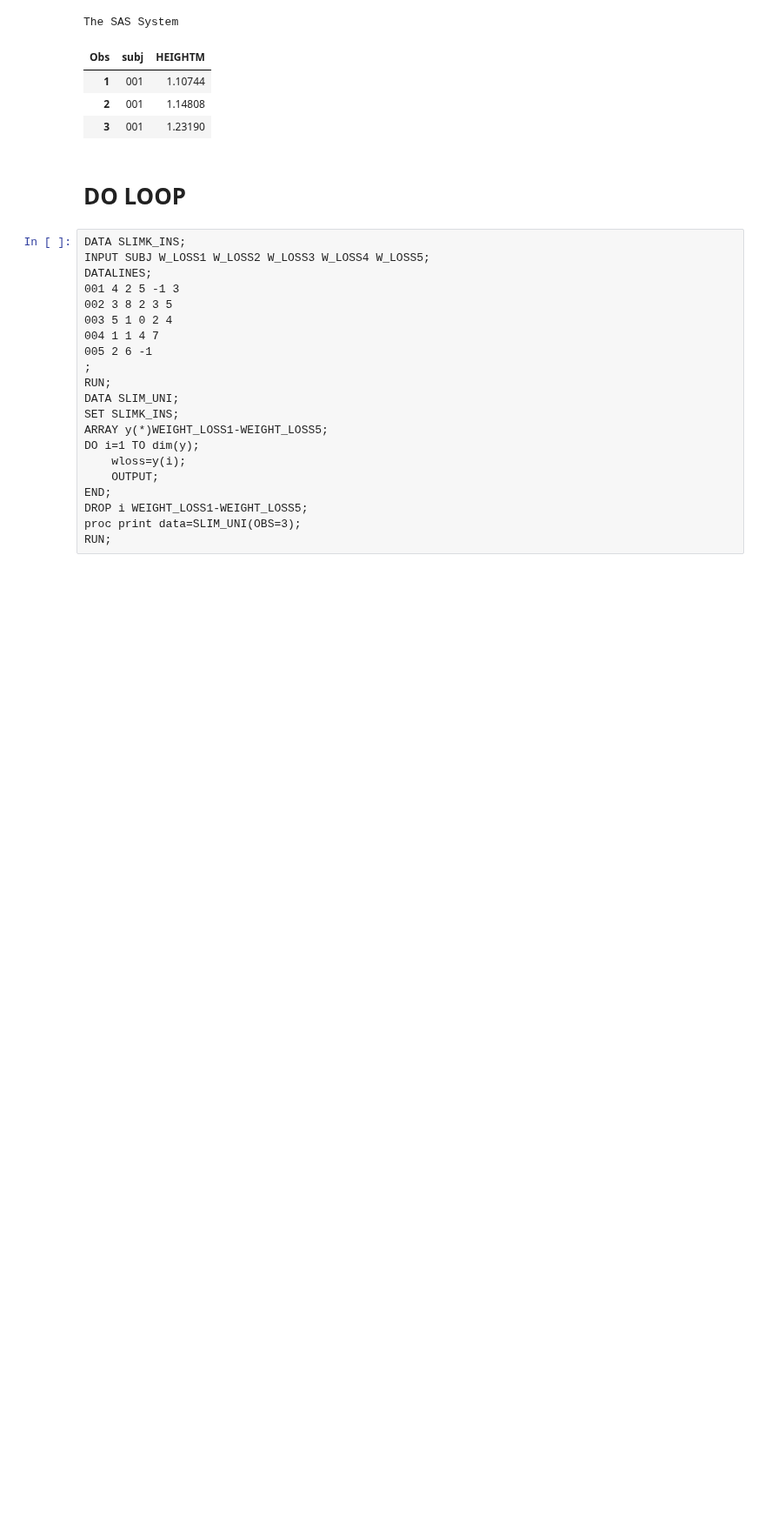
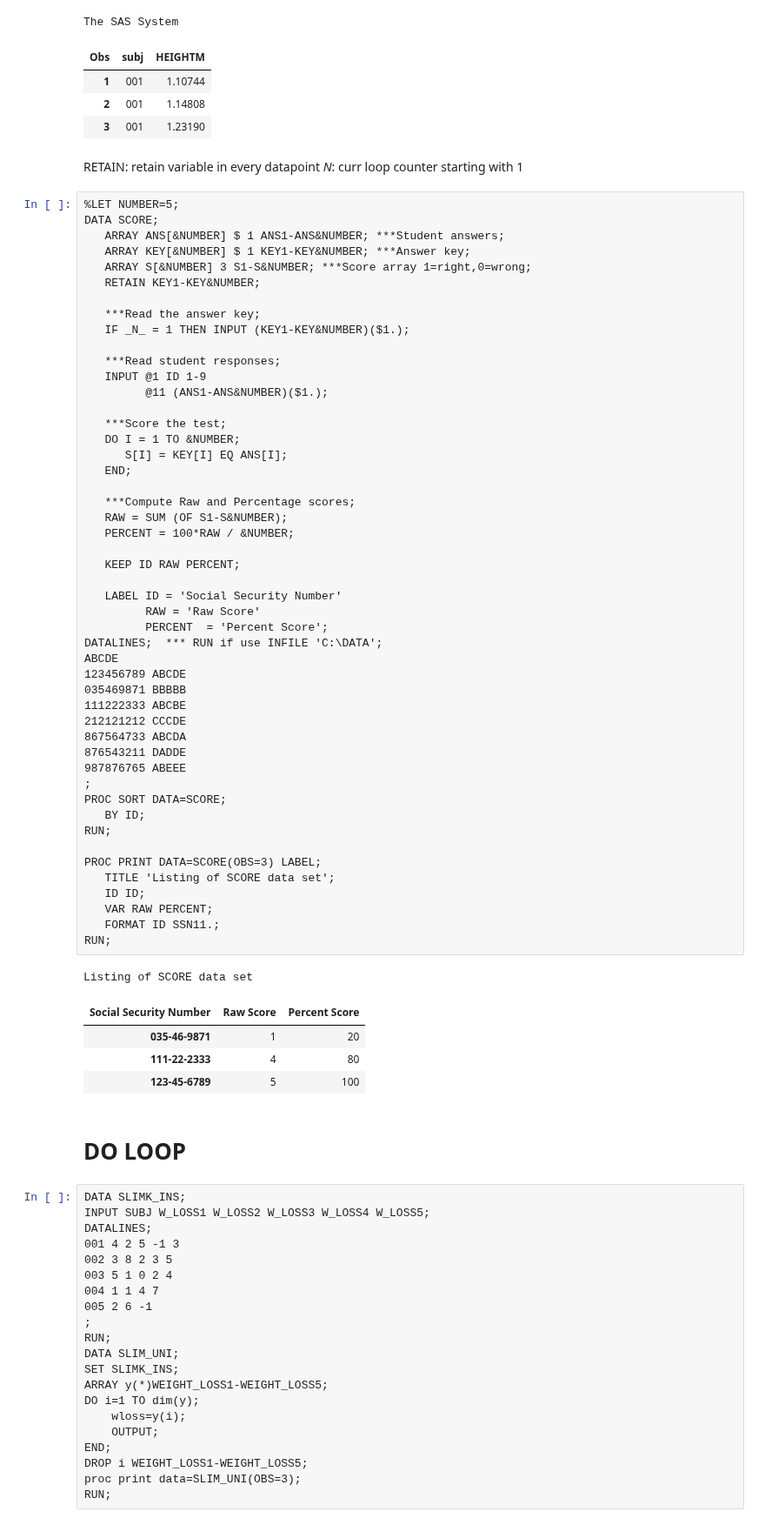
Before and after one commit to kevinwkc/my_sas, a Jupyter notebook: INTRO.ipynb, the cells around one changed output. Shown at 87% size. Drawn from its saved outputs; the diff is of its cells as text; blank space fills up the shorter version.

Commit message:
ARRAY _N_ RETAIN

```diff
--- a/INTRO.ipynb
+++ b/INTRO.ipynb
@@ -122,6 +122,64 @@ The SAS System
 | 1 | 001 | 1.10744 |
 | 2 | 001 | 1.14808 |
 | 3 | 001 | 1.23190 |
+# %% [markdown]
+RETAIN: retain variable in every datapoint
+_N_: curr loop counter starting with 1
+# %%
+%LET NUMBER=5;
+DATA SCORE;
+   ARRAY ANS[&NUMBER] $ 1 ANS1-ANS&NUMBER; ***Student answers;
+   ARRAY KEY[&NUMBER] $ 1 KEY1-KEY&NUMBER; ***Answer key;
+   ARRAY S[&NUMBER] 3 S1-S&NUMBER; ***Score array 1=right,0=wrong;
+   RETAIN KEY1-KEY&NUMBER;
+
+   ***Read the answer key;
+   IF _N_ = 1 THEN INPUT (KEY1-KEY&NUMBER)($1.);
+
+   ***Read student responses;
+   INPUT @1 ID 1-9
+         @11 (ANS1-ANS&NUMBER)($1.);
+
+   ***Score the test;
+   DO I = 1 TO &NUMBER;
+      S[I] = KEY[I] EQ ANS[I];
+   END;
+
+   ***Compute Raw and Percentage scores;
+   RAW = SUM (OF S1-S&NUMBER);
+   PERCENT = 100*RAW / &NUMBER;
+
+   KEEP ID RAW PERCENT;
+
+   LABEL ID = 'Social Security Number'
+         RAW = 'Raw Score'
+         PERCENT  = 'Percent Score';
+DATALINES;  *** RUN if use INFILE 'C:\DATA';
+ABCDE
+123456789 ABCDE
+035469871 BBBBB
+111222333 ABCBE
+212121212 CCCDE
+867564733 ABCDA
+876543211 DADDE
+987876765 ABEEE
+;
+PROC SORT DATA=SCORE;
+   BY ID;
+RUN;
+
+PROC PRINT DATA=SCORE(OBS=3) LABEL;
+   TITLE 'Listing of SCORE data set';
+   ID ID;
+   VAR RAW PERCENT;
+   FORMAT ID SSN11.;
+RUN;
+# %% [output]
+Listing of SCORE data set
+| Social Security Number | Raw Score | Percent Score |
+| 035-46-9871 | 1 | 20 |
+| 111-22-2333 | 4 | 80 |
+| 123-45-6789 | 5 | 100 |
 # %% [markdown]
 DO LOOP
 ============
```
